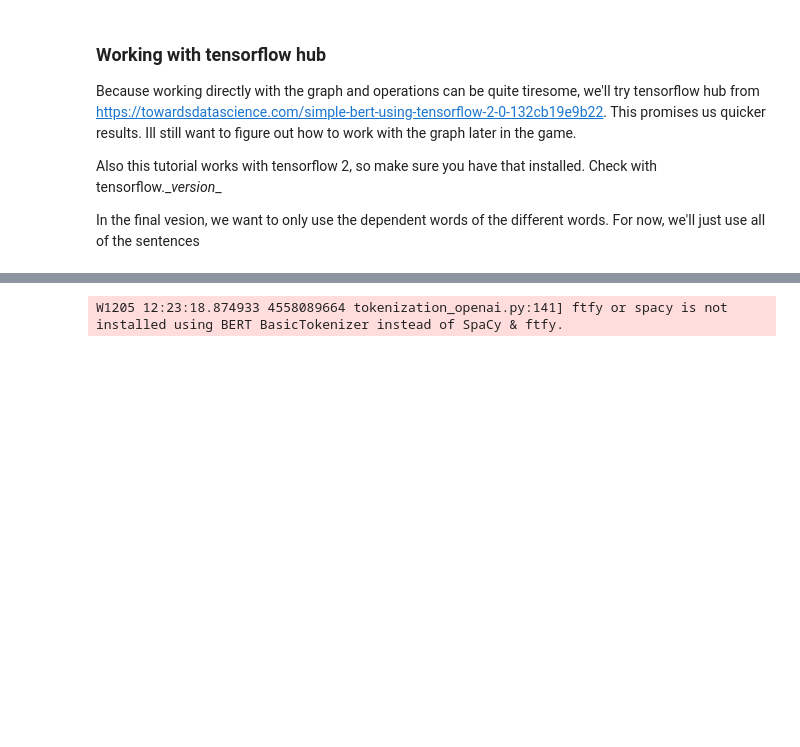
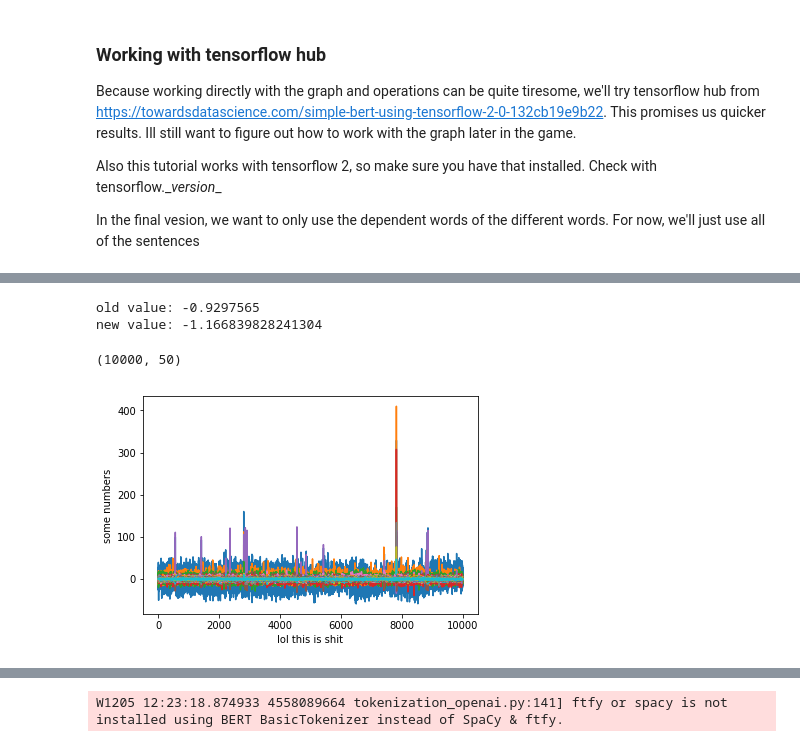
Before and after one commit to cicl-iscl/Commonsense2020, a Jupyter notebook: First Steps (max).ipynb, the cells around one changed output, grey strips where cells are left out. Saved outputs shown, nothing was run; the diff lists cells and outputs as text; code cells hidden in the pictures; blank space fills up the shorter version.

```diff
--- a/First Steps (max).ipynb
+++ b/First Steps (max).ipynb
@@ -479,10 +480,10 @@ Non-trainable params: 1
 __________________________________________________________________________________________________
 # %%
 # again methods from: https://towardsdatascience.com/simple-bert-using-tensorflow-2-0-132cb19e9b22
-def get_masks(tokens, max_seq_length):
+def get_masks(tokens, max_seq_length, row, sentence_index):
     """Mask for padding"""
     if len(tokens)>max_seq_length:
-        raise IndexError("Token length more than max seq length!")
+        raise IndexError("Token length more than max seq length!", row, sentence_index, len(tokens), max_seq_length)
     return [1]*len(tokens) + [0] * (max_seq_length - len(tokens))
 
 
@@ -512,11 +513,12 @@ embs_task_A = np.asarray([[None,None]] * (data_task_A.shape[0]))
 start = time.time()
 for row, sentence_pair in enumerate(toks_task_A):
     #print( sentence_pair)
+    print(row)
     for i, sen in enumerate(sentence_pair):
         #print(sen)
         stokens = sen
         input_ids = get_ids(stokens, tokenizer, max_seq_length)
-        input_masks = get_masks(stokens, max_seq_length)
+        input_masks = get_masks(stokens, max_seq_length, row, i)
         input_segments = get_segments(stokens, max_seq_length)
 
         pool_embs, _ = model.predict([[input_ids],[input_masks],[input_segments]])
@@ -538,0 +538,5 @@ print(pool_embs.shape, all_embs.shape)
+# %%
+# loading sentence_embeddings.npy
+
+npy_task_A = np.load('sentence_embeddings.npy')
+print(npy_task_A.shape, 'dimension of one sentence vector:', npy_task_A[0][0].shape)
@@ -538,0 +563,39 @@ print(pool_embs.shape, all_embs.shape)
+# %%
+"""Standarization (should check if word embeddings are already standarized) before we use PCA"""
+from sklearn.preprocessing import StandardScaler
+
+# getting first row
+X = npy_task_A[:,0]
+
+# also fixing weird shaping:
+X_new = []
+for i, row in enumerate(X):
+    row = np.reshape(row, (768,))
+    X_new.append(row)
+print('old value:', X_new[0][0])
+
+# Standarization incoming...
+scaler = StandardScaler()
+x = scaler.fit_transform(X_new)
+
+print('new value:', x[0][0])
+# %% [output]
+old value: -0.9297565
+new value: -1.166839828241304
+# %%
+"""now the PCA"""
+from sklearn.decomposition import PCA
+import matplotlib.pyplot as plt
+
+pca = PCA(n_components=50)
+x = pca.fit_transform(x)
+print(x.shape)
+
+
+plt.plot(x)
+plt.ylabel('some numbers')
+plt.xlabel('lol this is shit')
+plt.show();
+# %% [output]
+(10000, 50)
+[figure, added]
```
Also changed, not shown: parts of 19 cells of this notebook.
